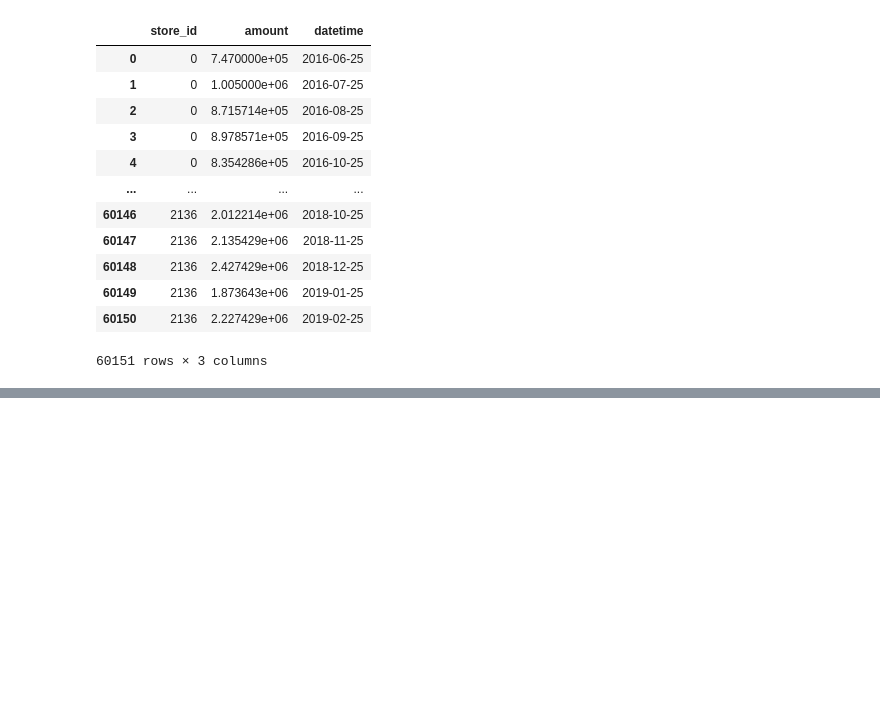
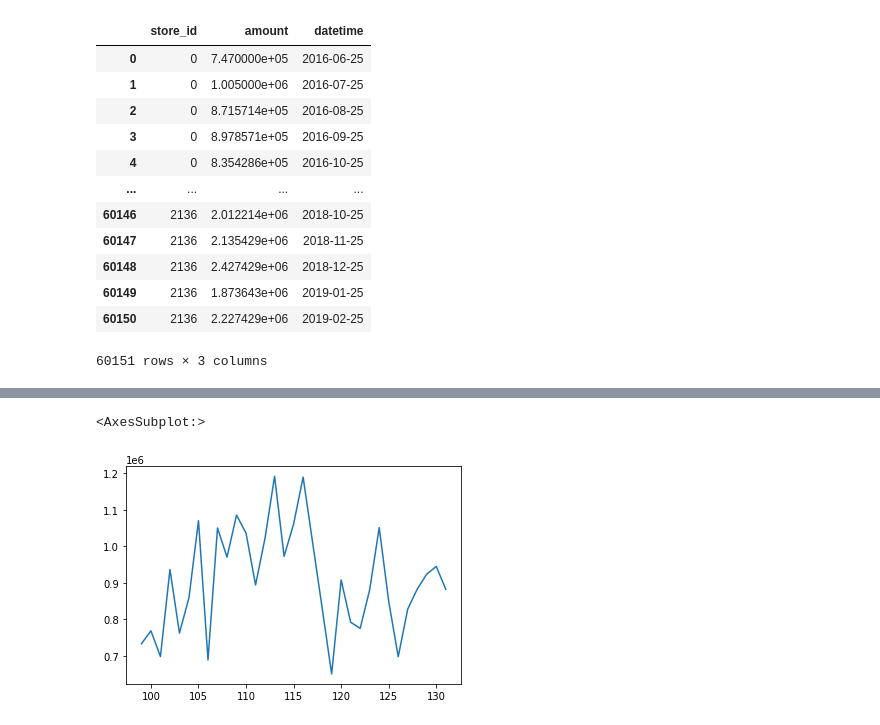
Before and after one commit to signature95/ubion_deeplearning, a Jupyter notebook: Code/JH_PreprocessingData.ipynb, the cells around one changed output, grey strips where cells are left out. Saved outputs shown, nothing was run; the diff lists cells and outputs as text; code cells hidden in the pictures; blank space fills up the shorter version.

```diff
--- a/Code/JH_PreprocessingData.ipynb
+++ b/Code/JH_PreprocessingData.ipynb
@@ -212,4 +237,4 @@ finalset['datetime'] = pd.to_datetime(finalset['year_month'] + '-25', format='%Y
 # %%
 finalset.to_csv('../../Data/finalset.csv')
 # %%
-finalset = pd.read_csv('../../Data/finalset.csv', index_col= 'Unnamed: 0')
+finalset = pd.read_csv('../../Data/dailyamount.csv', index_col= 'Unnamed: 0')
@@ -216,3 +257,5 @@ finalset = pd.read_csv('../../Data/finalset.csv', index_col= 'Unnamed: 0')
+# %%
+finalset['datetime'] = pd.to_datetime(finalset['year_month'] + '-25', format='%Y-%m-%d')
 # %%
 finalset = finalset.drop('year_month', axis = 1)
 finalset
@@ -232,0 +317,20 @@ finalset
+# %%
+for i in tqdm(finalset['store_id'].unique()):
+    subset_5 = finalset[finalset['store_id'] == i]
+    if subset_5.tail(1)['datetime'].values != pd.to_datetime('2019-02-25', format='%Y-%m-%d'):
+        finalset = finalset.drop(subset_5.index, axis = 0)
+    else:
+        pass
+
+""" # 2019-02 월 데이터가 없는 가게를 필터링하는 함수 / 제거 알고리즘 구현해야함
+n_store = 0
+
+for i in finalset['store_id'].unique():
+    subset_6 = finalset[finalset['store_id'] == i].tail(1)
+    if subset_6['datetime'].values != finalset['datetime'][32]:
+        print(i,"번째 가게는 최근 30일 간의 매출이 없습니다.")
+        print(subset_6)
+        n_store += 1
+    else:
+        pass
+print("총 {store} 가게가 최근 매출이 없습니다.".format(store = n_store)) """
@@ -232,0 +355,19 @@ finalset
+# %%
+# datetime type 을 datetime[ns]로 변경해야함
+for i in tqdm(finalset['store_id'].unique()):
+    try:
+        series  = finalset[finalset['store_id'] == i]
+        model = auto_arima(np.array(series['amount']), start_p = 0, start_q = 0, supress_warnings=False)
+        forecast_data = model.predict(n_periods = 90)
+
+        subset_4 = pd.DataFrame(data={'store_id': [],'amount' : [],'datetime' : []})
+        subset_4 = subset_4.append({'amount' : sum(forecast_data.tolist()[0:30]), 'datetime' : pd.to_datetime('2019-03-25', format='%Y-%m-%d')},  ignore_index=True)
+        subset_4 = subset_4.append({'amount' : sum(forecast_data.tolist()[30:60]), 'datetime' : pd.to_datetime('2019-04-25', format='%Y-%m-%d')},  ignore_index=True)
+        subset_4 = subset_4.append({'amount' : sum(forecast_data.tolist()[60:90]), 'datetime' : pd.to_datetime('2019-05-25', format='%Y-%m-%d')},  ignore_index=True)
+        subset_4['store_id'] = i
+
+        finalset = pd.concat([finalset, subset_4], axis = 0)
+        finalset = finalset.sort_values(by=['store_id','datetime']).reset_index(drop = True)
+    except:
+        print(i,'번째 가게에서 에러')
+finalset
@@ -233 +478,6 @@ finalset
+# %%
+finalset[finalset['store_id'] == 4]['amount'].plot()
+# %% [output]
+<AxesSubplot:>
+[figure, added]
 # %%
```
Also changed, not shown: parts of 30 cells of this notebook, 1 other file.
